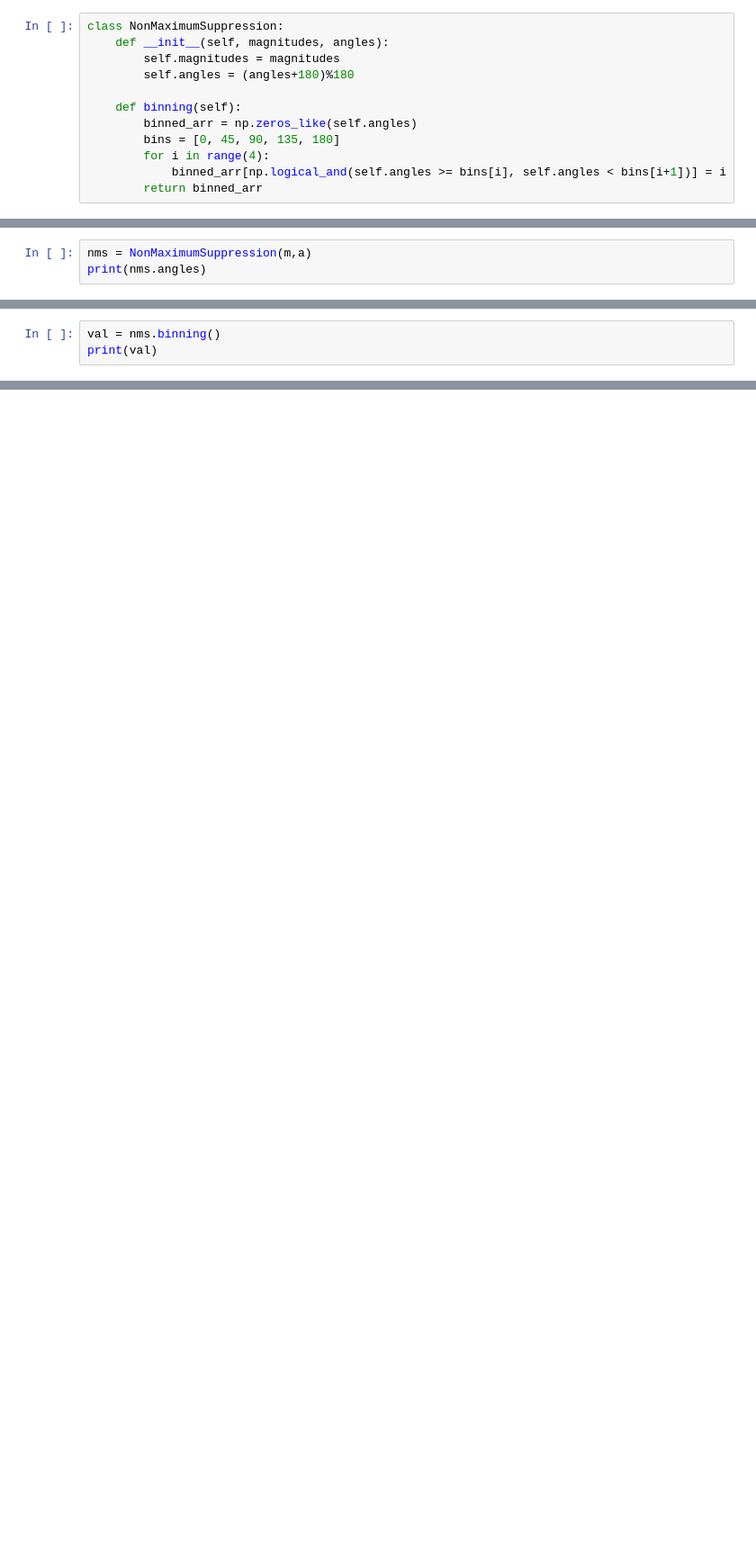
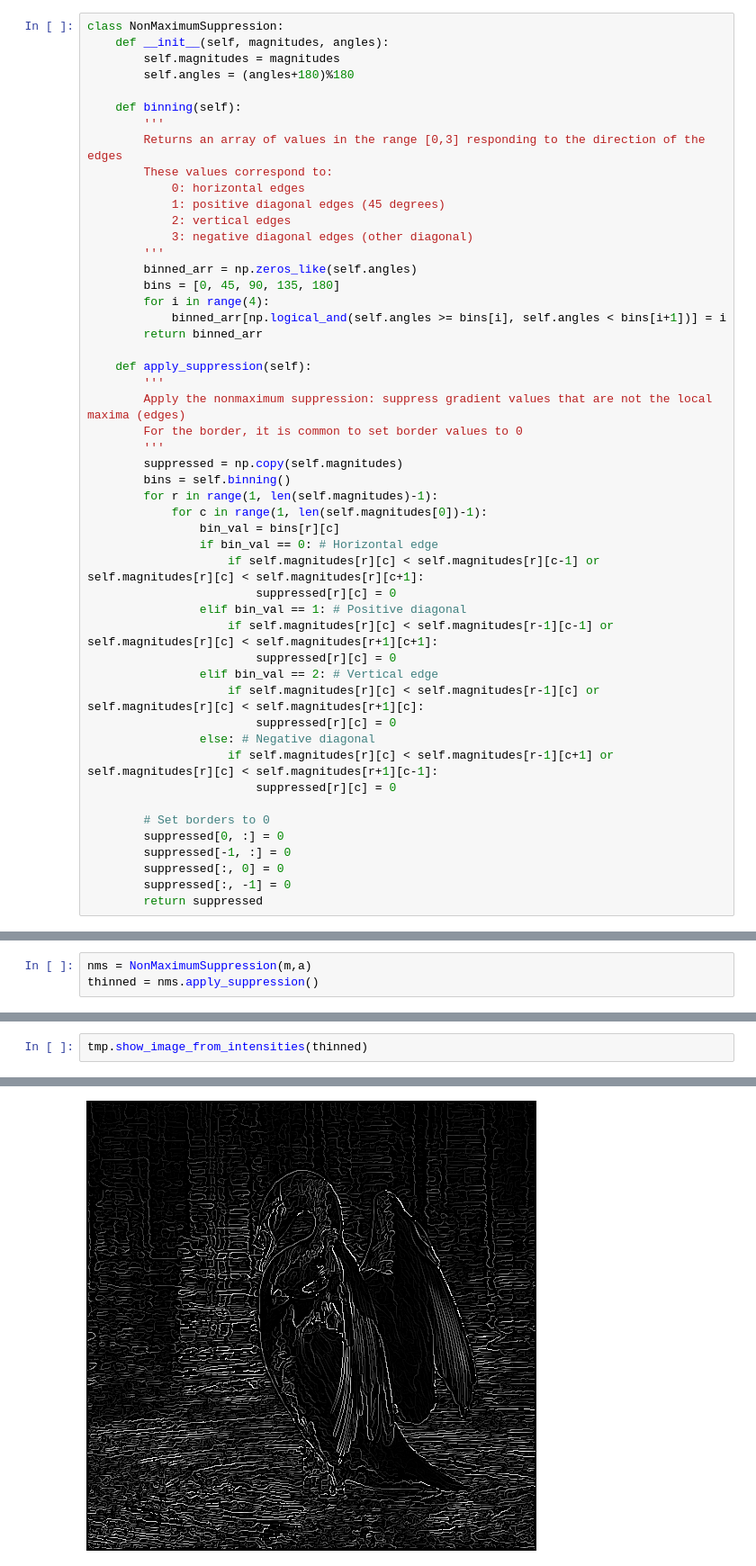
Before and after one commit to travisyx/canny-edge-detector, a Jupyter notebook: segment.ipynb, the cells around one changed output, grey strips where cells are left out. Shown at 90% size. Drawn from its saved outputs; the diff is of its cells as text; blank space fills up the shorter version.

Commit message:
Added NonMaximumSuppression

```diff
--- a/segment.ipynb
+++ b/segment.ipynb
@@ -233,8 +233,46 @@ class NonMaximumSuppression:
         self.angles = (angles+180)%180
 
     def binning(self):
+        '''
+        Returns an array of values in the range [0,3] responding to the direction of the edges
+        These values correspond to:
+            0: horizontal edges
+            1: positive diagonal edges (45 degrees)
+            2: vertical edges
+            3: negative diagonal edges (other diagonal)
+        '''
         binned_arr = np.zeros_like(self.angles)
         bins = [0, 45, 90, 135, 180]
         for i in range(4):
             binned_arr[np.logical_and(self.angles >= bins[i], self.angles < bins[i+1])] = i
         return binned_arr
+
+    def apply_suppression(self):
+        '''
+        Apply the nonmaximum suppression: suppress gradient values that are not the local maxima (edges)
+        For the border, it is common to set border values to 0
+        '''
+        suppressed = np.copy(self.magnitudes)
+        bins = self.binning()
+        for r in range(1, len(self.magnitudes)-1):
+            for c in range(1, len(self.magnitudes[0])-1):
+                bin_val = bins[r][c]
+                if bin_val == 0: # Horizontal edge
+                    if self.magnitudes[r][c] < self.magnitudes[r][c-1] or self.magnitudes[r][c] < self.magnitudes[r][c+1]:
+                        suppressed[r][c] = 0
+                elif bin_val == 1: # Positive diagonal
+                    if self.magnitudes[r][c] < self.magnitudes[r-1][c-1] or self.magnitudes[r][c] < self.magnitudes[r+1][c+1]:
+                        suppressed[r][c] = 0
+                elif bin_val == 2: # Vertical edge
+                    if self.magnitudes[r][c] < self.magnitudes[r-1][c] or self.magnitudes[r][c] < self.magnitudes[r+1][c]:
+                        suppressed[r][c] = 0
+                else: # Negative diagonal
+                    if self.magnitudes[r][c] < self.magnitudes[r-1][c+1] or self.magnitudes[r][c] < self.magnitudes[r+1][c-1]:
+                        suppressed[r][c] = 0
+
+        # Set borders to 0
+        suppressed[0, :] = 0
+        suppressed[-1, :] = 0
+        suppressed[:, 0] = 0
+        suppressed[:, -1] = 0
+        return suppressed
@@ -247,3 +279,3 @@ print(aa+3)
 # %%
 nms = NonMaximumSuppression(m,a)
-print(nms.angles)
+thinned = nms.apply_suppression()
@@ -264,4 +282,3 @@ print(nms.angles)
 # %%
-val = nms.binning()
-print(val)
+tmp.show_image_from_intensities(thinned)
 # %% [output]
@@ -274,0 +285 @@ print(val)
+[figure, added]
```
Also changed, not shown: parts of 3 cells of this notebook.
